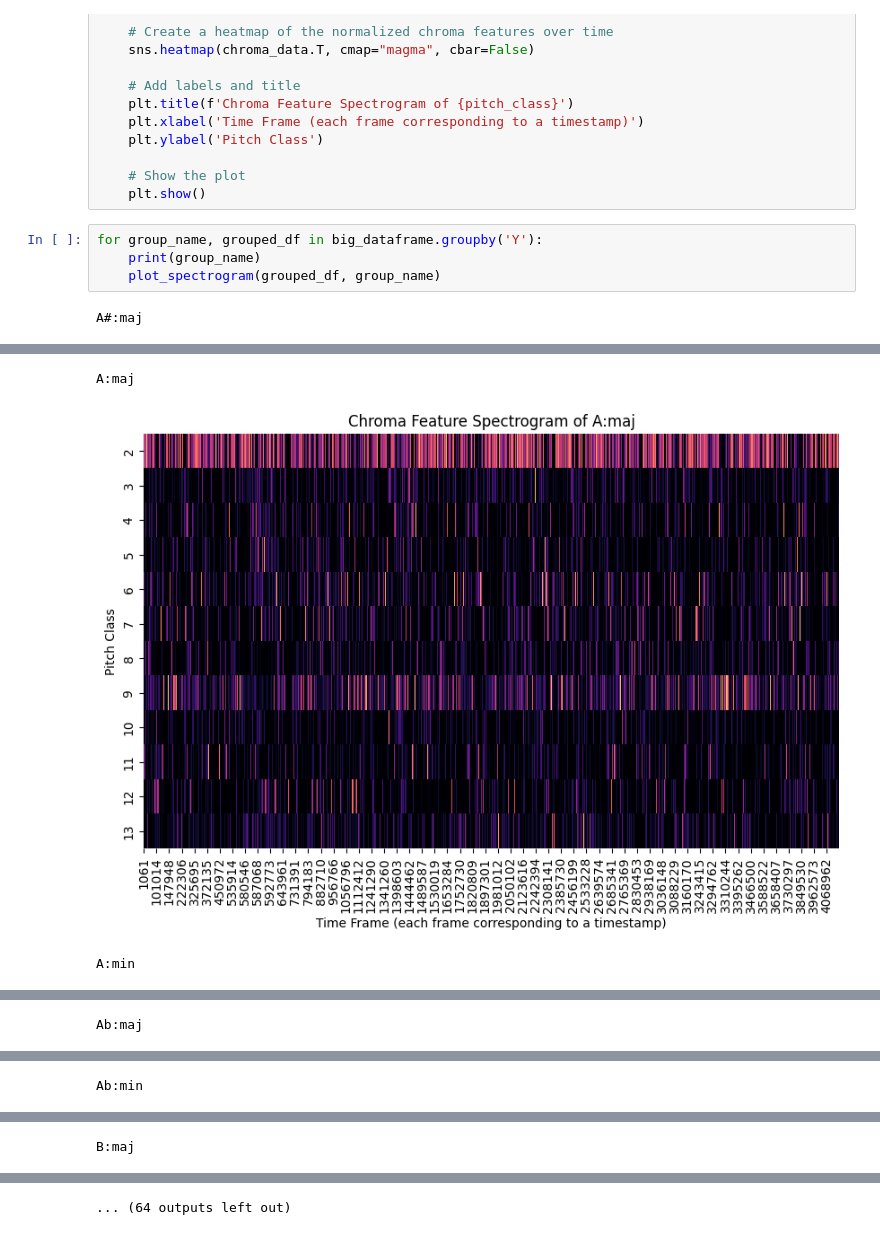
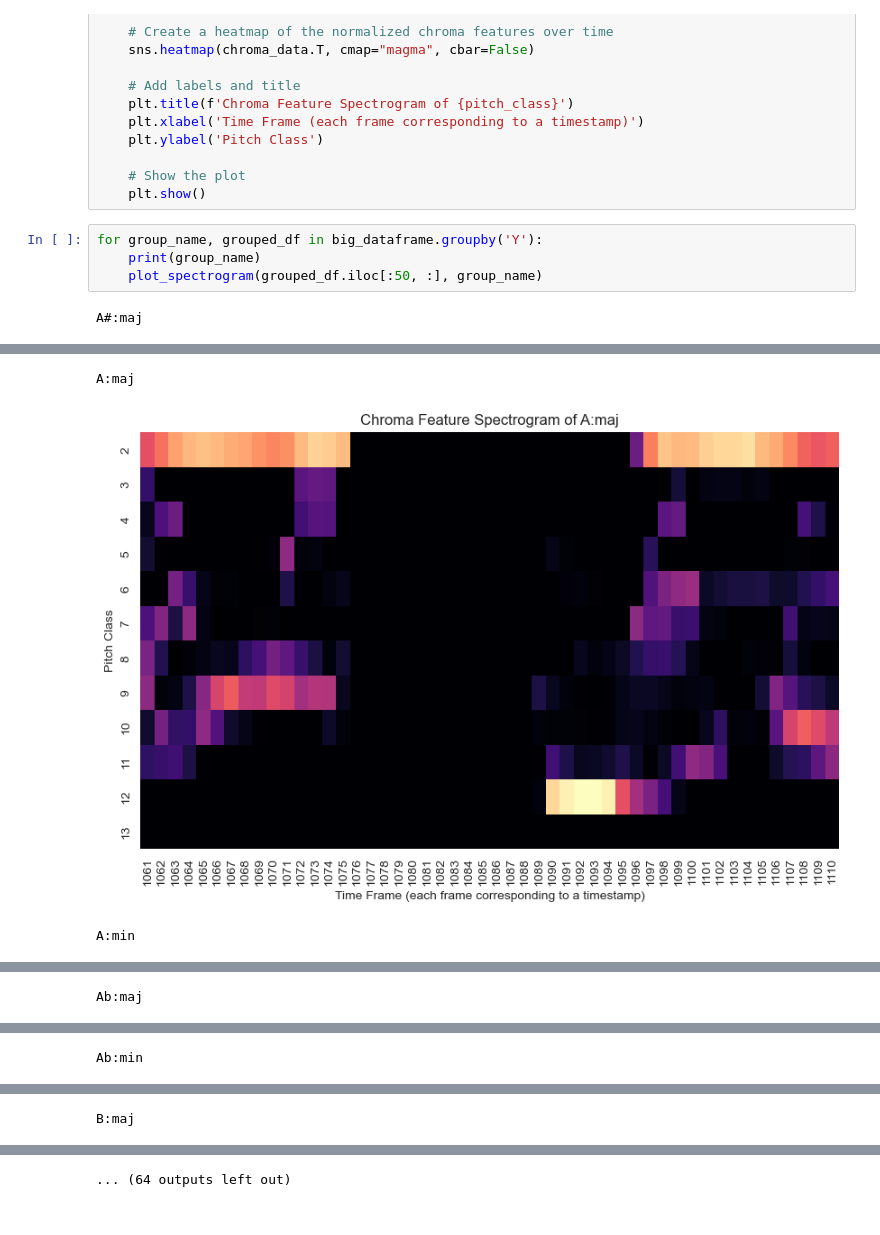
Before and after one commit to Allyn-Bao/Music-Transcription, a Jupyter notebook: data_preprocessing.ipynb, the cells around one changed output, grey strips where cells are left out. Cells and saved outputs as stored; diff of their text form.

Commit message:
spectrogram update

```diff
--- a/data_preprocessing.ipynb
+++ b/data_preprocessing.ipynb
@@ -109,6 +127,6 @@ def plot_spectrogram(df, pitch_class):
 # %%
 for group_name, grouped_df in big_dataframe.groupby('Y'):
     print(group_name)
-    plot_spectrogram(grouped_df, group_name)
+    plot_spectrogram(grouped_df.iloc[:50, :], group_name)
 # %% [output]
 A#:maj
@@ -116,3 +134,3 @@ A#:maj
 A:maj
-[figure, old version]
+[figure, new version]
 A:min
```
Also changed, not shown: parts of 3 cells of this notebook.
